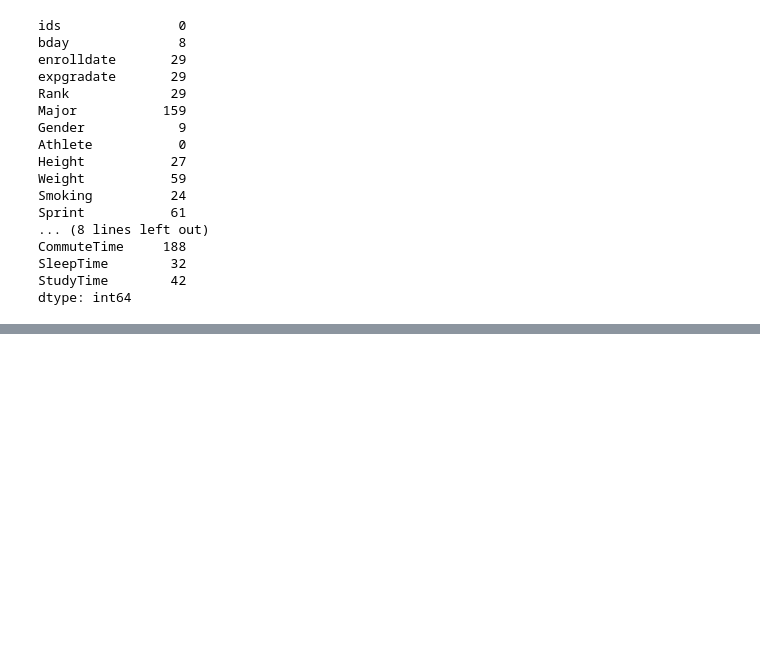
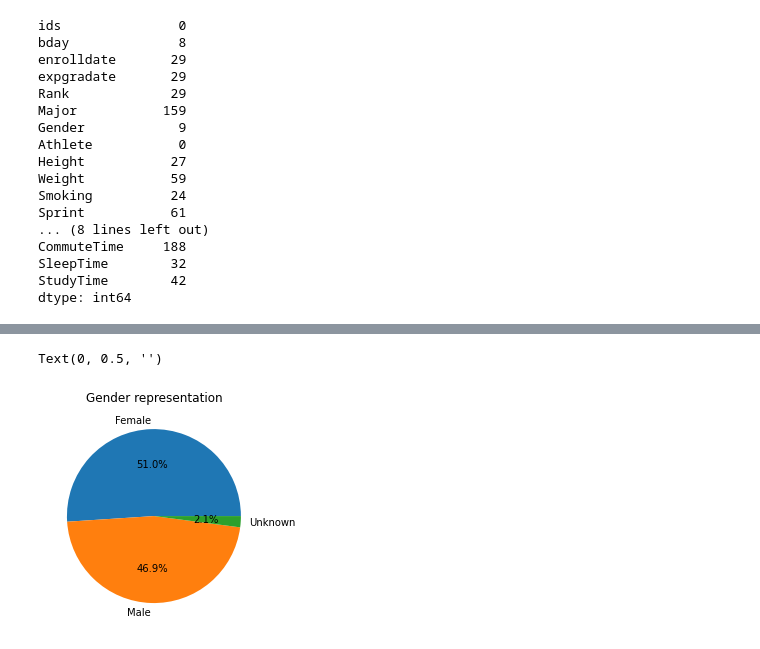
Before and after one commit to cornel-kim/samples, a Jupyter notebook: Lesson2.ipynb, the cells around one changed output, grey strips where cells are left out. Cells and saved outputs as stored; diff of their text form; code cells hidden in the pictures; blank space fills up the shorter version.

```diff
--- a/Lesson2.ipynb
+++ b/Lesson2.ipynb
@@ -65,0 +95,4 @@ dtype: int64
+# %%
+#convert number representation to words
+subset1['Gender'].replace({0:'Male', 1:'Female', 2:'Unknown'}, inplace=True)
+subset1.tail(100)
@@ -65,0 +117,10 @@ dtype: int64
+# %%
+import matplotlib.pyplot as plt
+x, y = plt.subplots()
+subset1.groupby('Gender').size().plot(kind='pie', autopct="%1.1f%%")
+y.set_title("Gender representation")
+y.set_xlabel("")
+y.set_ylabel("")
+# %% [output]
+Text(0, 0.5, '')
+[figure, added]
```
Also changed, not shown: parts of 7 cells of this notebook.
